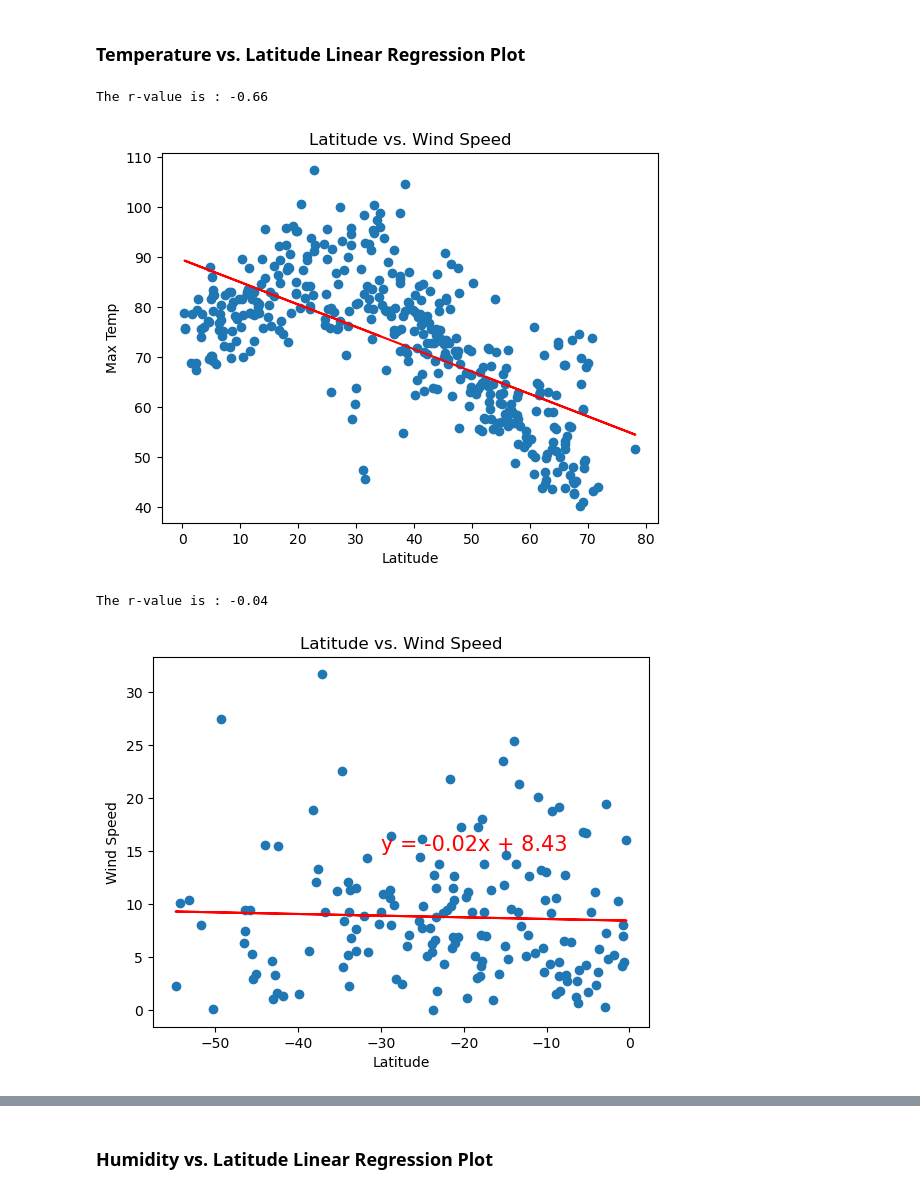
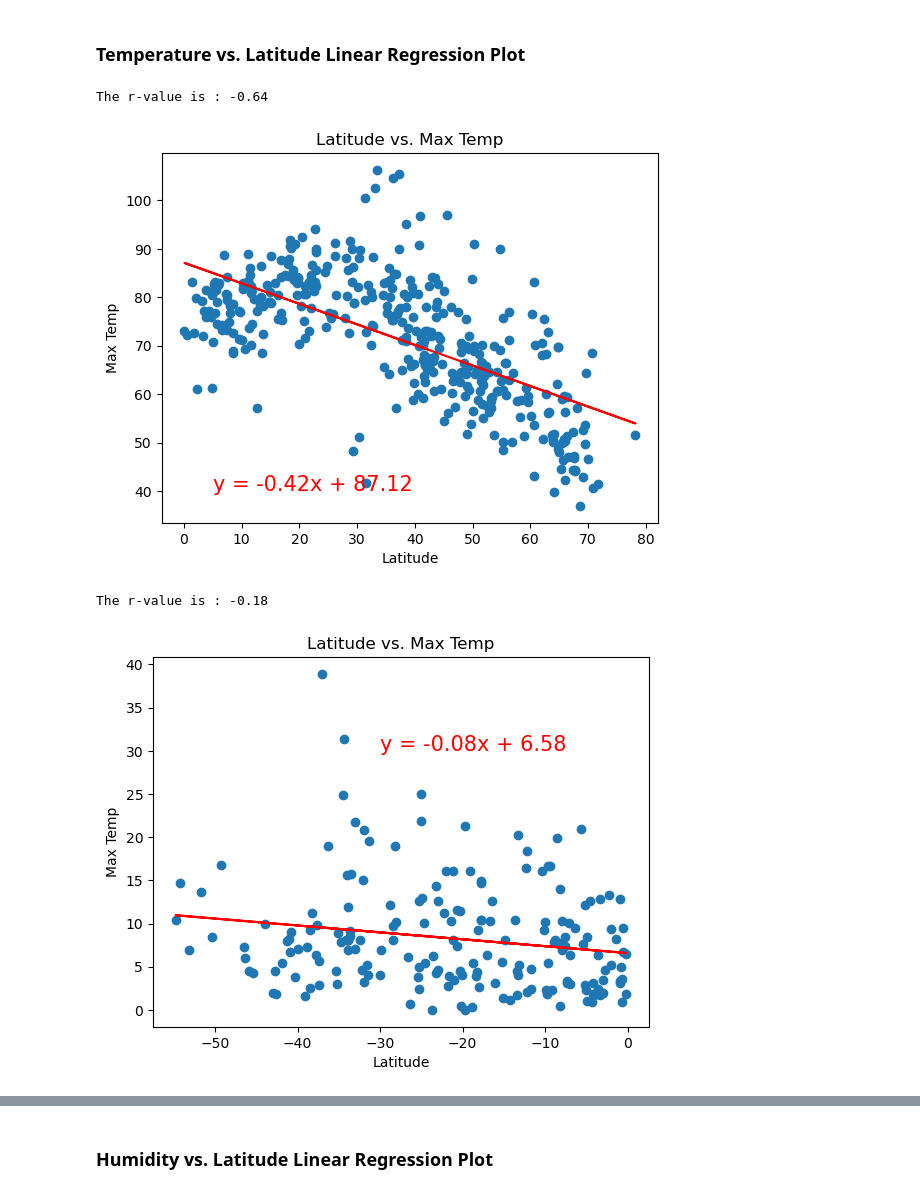
Before and after one commit to kimberlyher19/World_Weather_Analysis, a Jupyter notebook: WeatherPy/WeatherPy.ipynb, the cells around one changed output, grey strips where cells are left out. Cells and saved outputs as stored; diff of their text form; code cells hidden in the pictures.

```diff
--- a/WeatherPy/WeatherPy.ipynb
+++ b/WeatherPy/WeatherPy.ipynb
@@ -315,22 +315,22 @@ southern_hem_df.head()
 # %%
 # Linear regression on Northern Hemisphere
 equation = linear_regression(northern_hem_df["Lat"], northern_hem_df["Max Temp"])
-annotate(equation, 0, 0)
+annotate(equation, 5, 40)
 plt.xlabel("Latitude")
 plt.ylabel("Max Temp")
-plt.title("Latitude vs. Wind Speed")
+plt.title("Latitude vs. Max Temp")
 plt.show()
 # %% [output]
-The r-value is : -0.66
+The r-value is : -0.64
-[figure, old version]
+[figure, new version]
 # %%
 # Linear regression on Southern Hemisphere
 equation = linear_regression(southern_hem_df["Lat"], southern_hem_df["Wind Speed"])
-annotate(equation, -30, 15)
+annotate(equation, -30, 30)
 plt.xlabel("Latitude")
-plt.ylabel("Wind Speed")
-plt.title("Latitude vs. Wind Speed")
+plt.ylabel("Max Temp")
+plt.title("Latitude vs. Max Temp")
 plt.show()
 # %% [output]
-The r-value is : -0.04
+The r-value is : -0.18
-[figure, old version]
+[figure, new version]
```
Also changed, not shown: parts of 25 cells of this notebook.
